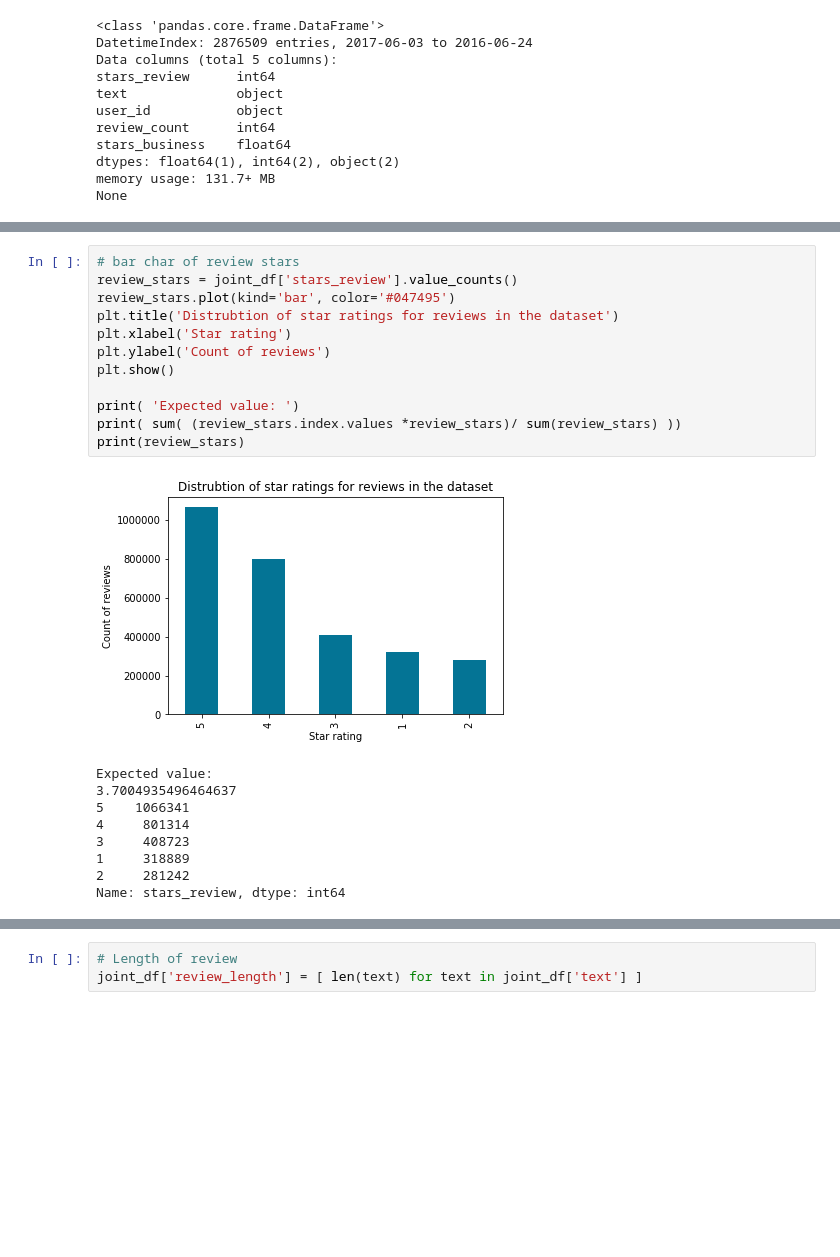
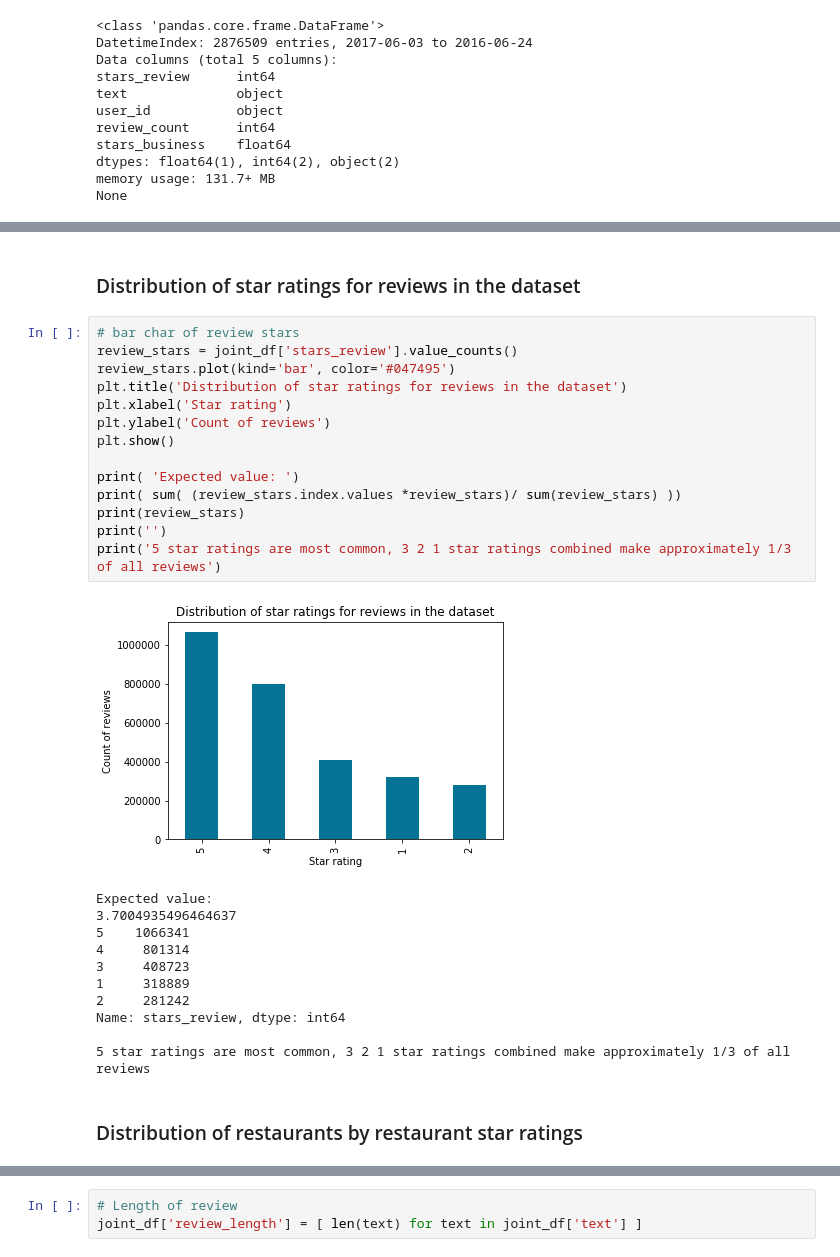
Before and after one commit to chriskhoo/Yelp-review-outlook, a Jupyter notebook: data_storytelling.ipynb, the cells around one changed output, grey strips where cells are left out. Drawn from its saved outputs; the diff is of its cells as text; blank space fills up the shorter version.

```diff
--- a/data_storytelling.ipynb
+++ b/data_storytelling.ipynb
@@ -102,17 +123,21 @@ None
+# %% [markdown]
+### Distribution of star ratings for reviews in the dataset
 # %%
 # bar char of review stars
 review_stars = joint_df['stars_review'].value_counts()
 review_stars.plot(kind='bar', color='#047495')
-plt.title('Distrubtion of star ratings for reviews in the dataset')
+plt.title('Distribution of star ratings for reviews in the dataset')
 plt.xlabel('Star rating')
 plt.ylabel('Count of reviews')
 plt.show()
 
 print( 'Expected value: ')
 print( sum( (review_stars.index.values *review_stars)/ sum(review_stars) ))
 print(review_stars)
+print('')
+print('5 star ratings are most common, 3 2 1 star ratings combined make approximately 1/3 of all reviews')
 # %% [output]
-[figure, old version]
+[figure, new version]
 Expected value:
 3.7004935496464637
 5    1066341
@@ -121,4 +146,8 @@ Expected value:
 1     318889
 2     281242
 Name: stars_review, dtype: int64
+
+5 star ratings are most common, 3 2 1 star ratings combined make approximately 1/3 of all reviews
+# %% [markdown]
+### Distribution of restaurants by restaurant star ratings
 # %%
```
Also changed, not shown: parts of 20 cells of this notebook, 4 other files.
